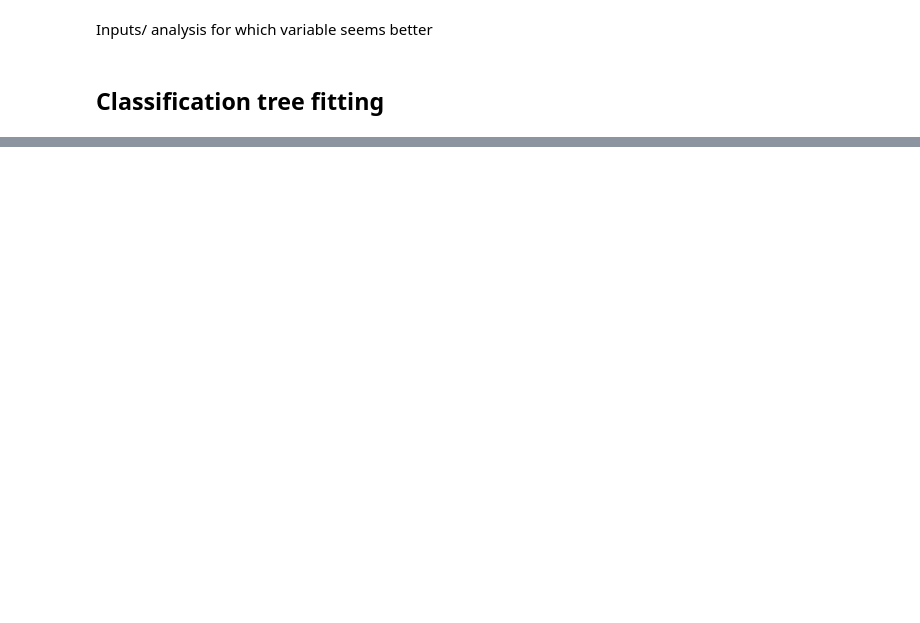
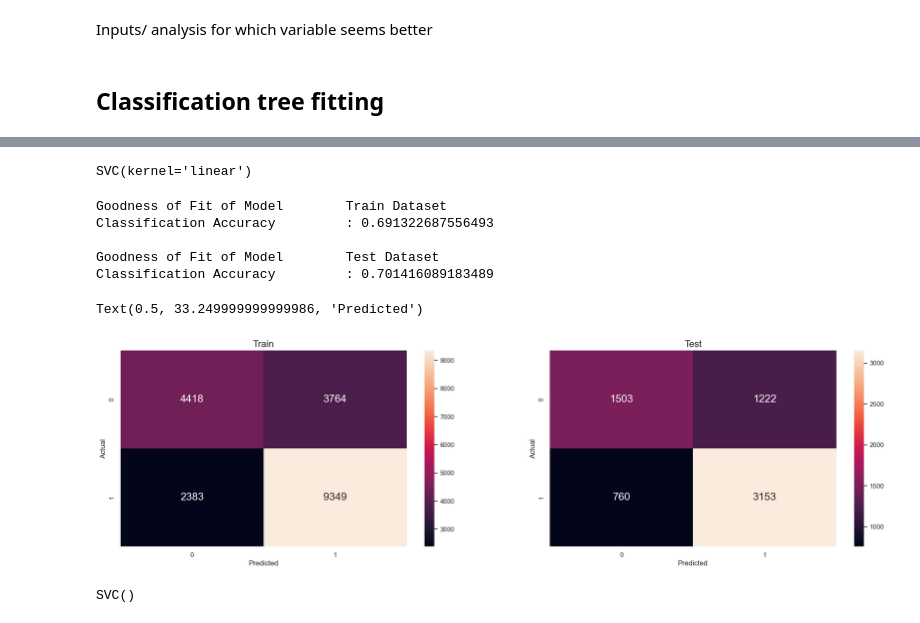
Before and after one commit to zane0703/SC1015-MIni-Project, a Jupyter notebook: main.ipynb, the cells around one changed output, grey strips where cells are left out. Saved outputs shown, nothing was run; the diff lists cells and outputs as text; code cells hidden in the pictures; blank space fills up the shorter version.

```diff
--- a/main.ipynb
+++ b/main.ipynb
@@ -255,0 +281,42 @@ Classification Accuracy         : 0.6881590840614643
+# %%
+clf_linear = svm.SVC(kernel='linear')
+clf_linear.fit(X_train, y_train)
+# %% [output]
+SVC(kernel='linear')
+# %%
+clf_linear_train_pred = clf_linear.predict(X_train)
+clf_linear_test_pred = clf_linear.predict(X_test)
+print("Goodness of Fit of Model \tTrain Dataset")
+print("Classification Accuracy \t:", clf_linear.score(X_train, y_train), "\n")
+
+# Check the Goodness of Fit (on Test Data)
+print("Goodness of Fit of Model \tTest Dataset")
+print("Classification Accuracy \t:", clf_linear.score(X_test, y_test), "\n")
+
+# Plot the Confusion Matrix for Train and Test
+f, axes = plt.subplots(1, 2, figsize=(24, 6))
+sns.heatmap(confusion_matrix(y_train, clf_linear_train_pred),
+           annot = True, fmt = ".0f", annot_kws = { "size": 18 }, ax = axes[0])
+axes[0].set_title("Train", size = 16)
+axes[0].set_ylabel("Actual")
+axes[0].set_xlabel("Predicted")
+
+sns.heatmap(confusion_matrix(y_test, clf_linear_test_pred),
+           annot = True, fmt=".0f", annot_kws = { "size": 18 }, ax = axes[1])
+axes[1].set_title("Test")
+axes[1].set_title("Test", size = 16)
+axes[1].set_ylabel("Actual")
+axes[1].set_xlabel("Predicted")
+# %% [output]
+Goodness of Fit of Model        Train Dataset
+Classification Accuracy         : 0.691322687556493
+
+Goodness of Fit of Model        Test Dataset
+Classification Accuracy         : 0.701416089183489
+Text(0.5, 33.249999999999986, 'Predicted')
+[figure, added]
+# %%
+clf_rbf = svm.SVC(kernel='rbf')
+clf_rbf.fit(X_train, y_train)
+# %% [output]
+SVC()
```
Also changed, not shown: parts of 34 cells of this notebook.
